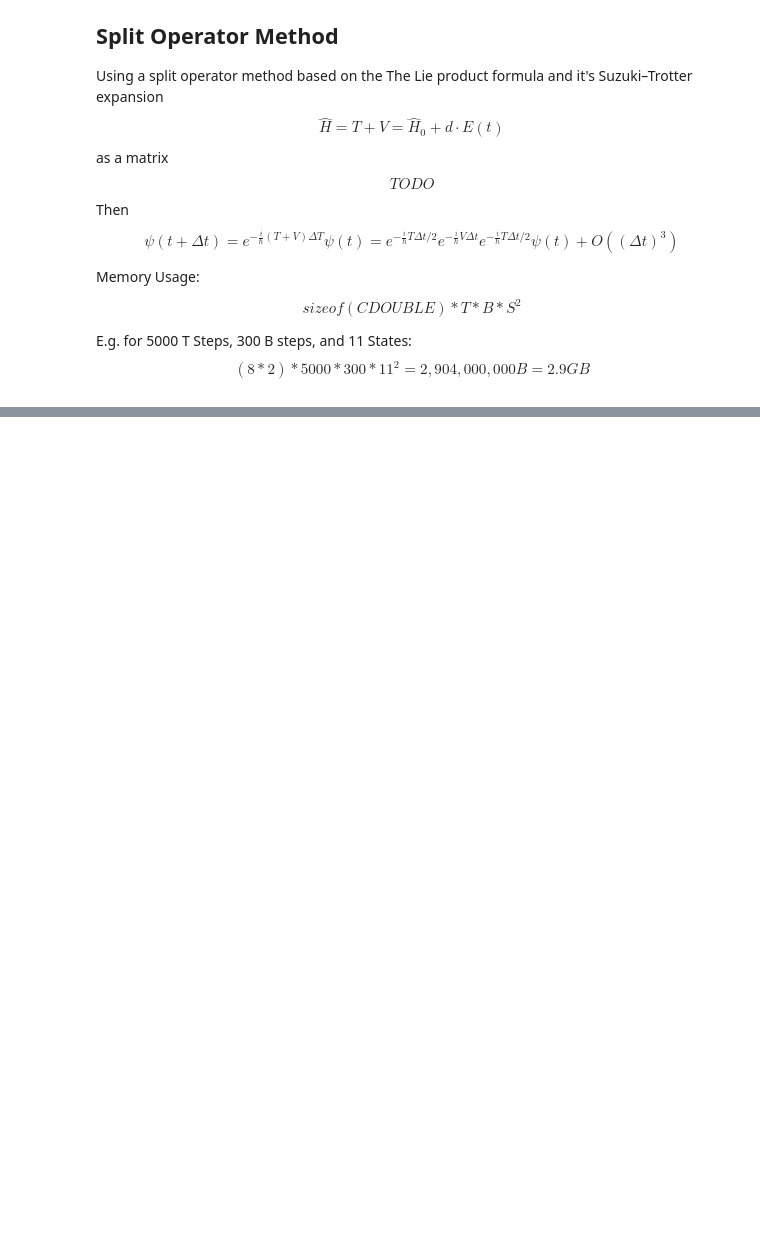
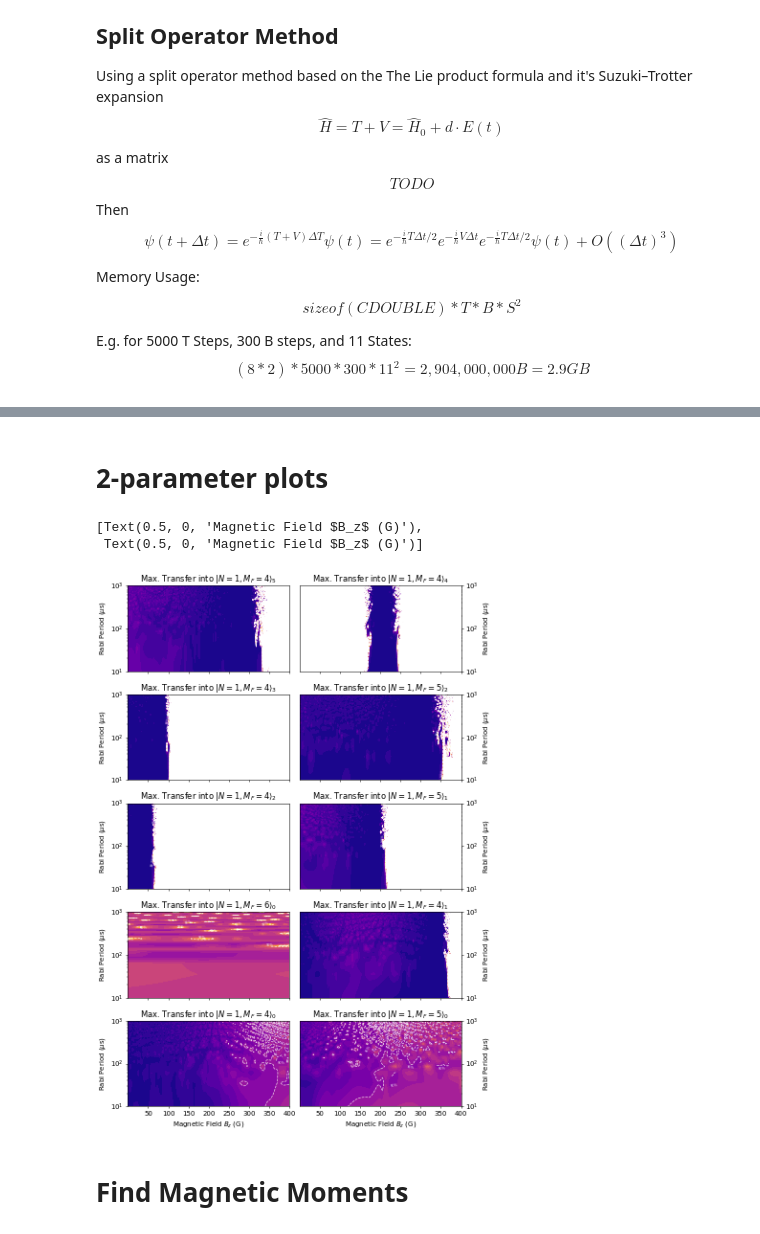
Before and after one commit to tomhepz/MolecularEnergyLevels, a Jupyter notebook: notebooks/diatom-zeeman.ipynb, the cells around one changed output, grey strips where cells are left out. Saved outputs shown, nothing was run; the diff lists cells and outputs as text; code cells hidden in the pictures; blank space fills up the shorter version.

```diff
--- a/notebooks/diatom-zeeman.ipynb
+++ b/notebooks/diatom-zeeman.ipynb
@@ -611,0 +513,2 @@ Text(0.5, 1.0, 'Maximum Transfer $|c_i|^2$')
+# %% [markdown]
+# 2-parameter plots
@@ -611,0 +579,63 @@ Text(0.5, 1.0, 'Maximum Transfer $|c_i|^2$')
+# %%
+# Set to higher T_STEPS=25000 for example
+max_prob_vectors = [phase_fidelity(intended, T_STEPS=10) for intended in ACCESSIBLE_STATE_LABELS]
+# %%
+# Set DPI to 600 for print quality
+fig, axs = plt.subplots(5,2, figsize=(8.3,11.7), dpi=50, sharex=True, layout="constrained")
+
+state_labels_to_plot = np.flip(np.array(ACCESSIBLE_STATE_LABELS, dtype="i,i,i")).reshape(5,2)
+
+for v, axrow in enumerate(axs):
+    for h, ax in enumerate(axrow):
+        initial_state_label = tuple(state_labels_to_plot[v][h])
+        intended_state_considered_index=CONSIDERED_STATE_LABELS.index(initial_state_label)
+        max_prob_vector = max_prob_vectors[intended_state_considered_index-1]
+
+        b_grid, p_grid = np.meshgrid(B,PULSE_TIMES)
+
+        CLIP=0.0005
+        def _forward(x):
+            return np.log(1-x+CLIP)/np.log(CLIP)
+        def _inverse(x):
+            return 1+CLIP-CLIP^x
+
+        levels = 1-np.logspace(0,-7,50)
+        levels=np.append(levels,1.0)
+        norm = matplotlib.colors.FuncNorm((_forward, _inverse), vmin=0, vmax=1, clip=True)
+
+        noted_levels=[0.9,0.99,0.999,0.9999]
+        cf = ax.contourf(b_grid*GAUSS,p_grid*1e6,max_prob_vector[:,:,intended_state_considered_index], levels, cmap='plasma', norm=norm)
+        CS1 = ax.contour(b_grid*GAUSS,p_grid*1e6,max_prob_vector[:,:,intended_state_considered_index],noted_levels,
+                         colors='w',linestyles='dashed',linewidths=1,alpha=0.8)
+
+        fmt = {}
+        strs = ["90%","99%","99.9%","99.99%"]
+        for l, s in zip(CS1.levels, strs):
+            fmt[l] = s
+
+        ax.clabel(CS1, CS1.levels, inline=True, fmt=fmt, fontsize=5)
+        #fig.colorbar(cf, ax=ax)
+        #ax.set_xlim(F_MIN,F_MAX)
+        ax.set_yscale('log')
+        #ax.set_xlabel("Rabi Frequency $\Omega$ (Hz)")
+        #ax.set_xlabel("Magnetic Field $B_z$ (G)")
+        ax.set_ylabel("Rabi Period ($\mu$s)")
+        ax.set_title("Maximum Transfer $|c_i|^2$")
+        title="phase{}-{}-{}.png".format(*intended_state_label)
+        p_string = [r"\pi",r"\sigma_+",r"\sigma_-"]
+        POLARISATION=initial_state_label[1]-intended_state_label[1]
+        #fig.suptitle(r" ${}$ Transition $|{},{}\rightangle_{} \rightarrow |{},{}\rightangle_{}$ on Resonance.".format(p_string[POLARISATION],*initial_state_label,*intended_state_label))
+
+        if h==1:
+            ax.yaxis.tick_right()
+            ax.yaxis.set_label_position("right")
+        ax.set_title(r'Max. Transfer into $|N={},M_F={}\rangle_{}$'.format(*initial_state_label))
+
+
+[ax.set_xlabel("Magnetic Field $B_z$ (G)") for ax in axs[4,:]]
+# %% [output]
+[Text(0.5, 0, 'Magnetic Field $B_z$ (G)'),
+ Text(0.5, 0, 'Magnetic Field $B_z$ (G)')]
+[figure, added]
+# %% [markdown]
+# Find Magnetic Moments
```
Also changed, not shown: parts of 10 cells of this notebook, 4 other files.
